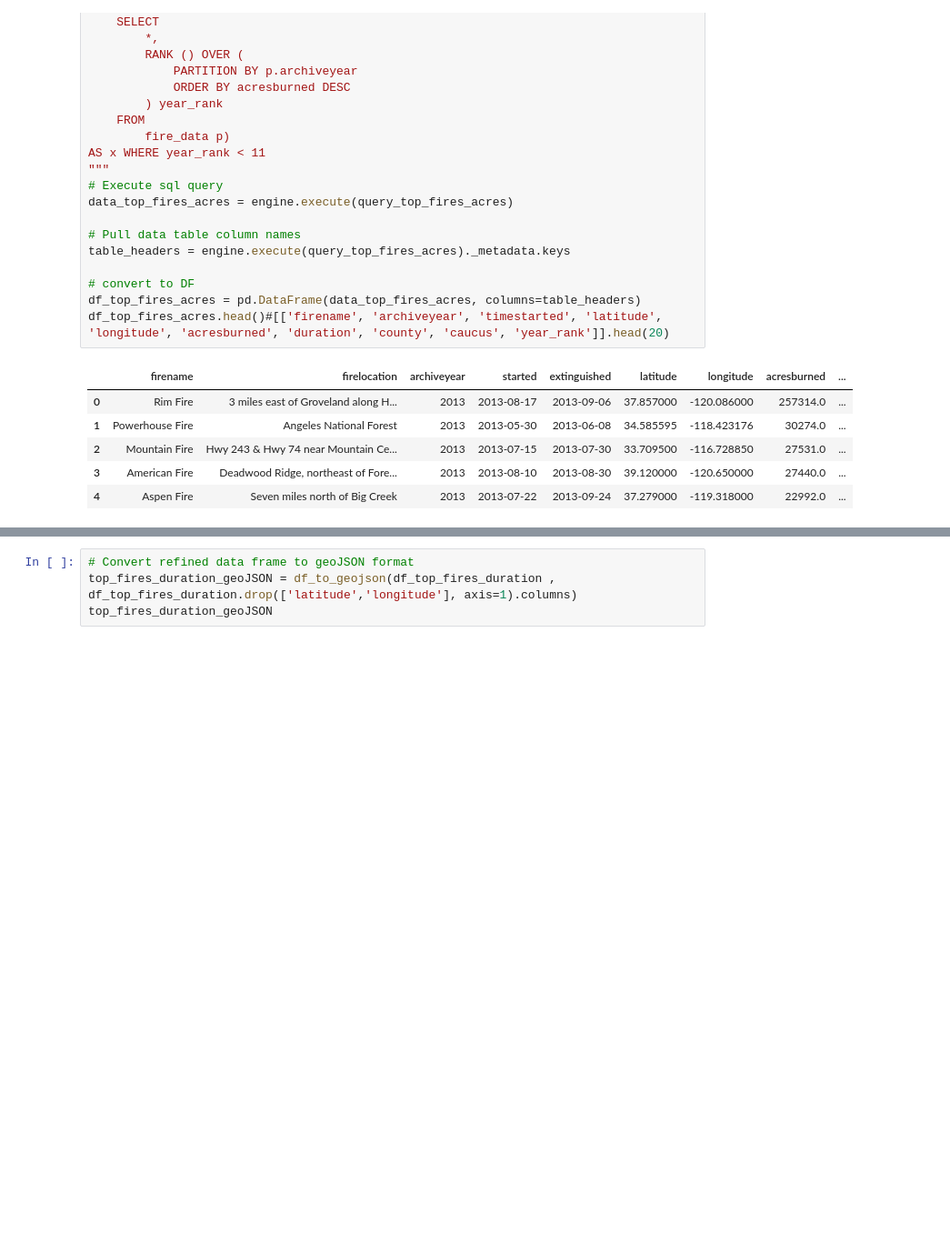
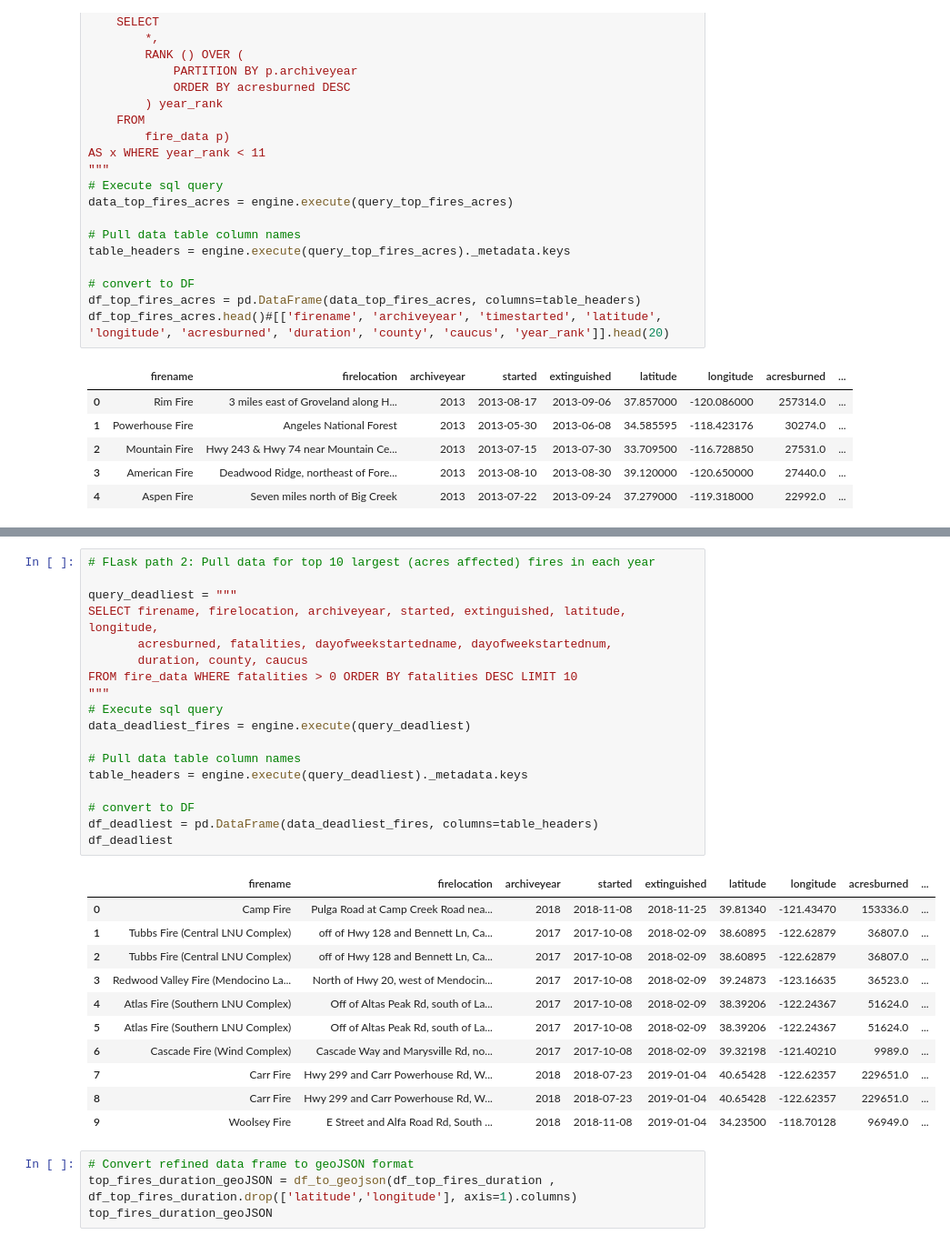
Before and after one commit to i-am-phoenix/project3, a Jupyter notebook: fire_data_geoJSON_postgresSQL.ipynb, the cells around one changed output, grey strips where cells are left out. Shown at 91% size. Drawn from its saved outputs; the diff is of its cells as text; blank space fills up the shorter version.

Commit message:
pulled data for deadliest fires between 2013-2020 and converted info to json

```diff
--- a/fire_data_geoJSON_postgresSQL.ipynb
+++ b/fire_data_geoJSON_postgresSQL.ipynb
@@ -221,3 +255,33 @@ df_top_fires_acres.head()#[['firename', 'archiveyear', 'timestarted', 'latitude'
+# %%
+# FLask path 2: Pull data for top 10 largest (acres affected) fires in each year
+
+query_deadliest = """
+SELECT firename, firelocation, archiveyear, started, extinguished, latitude, longitude,
+       acresburned, fatalities, dayofweekstartedname, dayofweekstartednum,
+       duration, county, caucus
+FROM fire_data WHERE fatalities > 0 ORDER BY fatalities DESC LIMIT 10
+"""
+# Execute sql query
+data_deadliest_fires = engine.execute(query_deadliest)
+
+# Pull data table column names
+table_headers = engine.execute(query_deadliest)._metadata.keys
+
+# convert to DF
+df_deadliest = pd.DataFrame(data_deadliest_fires, columns=table_headers)
+df_deadliest
+# %% [output]
+|  | firename | firelocation | archiveyear | started | extinguished | latitude | longitude | acresburned | ... |
+| 0 | Camp Fire | Pulga Road at Camp Creek Road nea... | 2018 | 2018-11-08 | 2018-11-25 | 39.81340 | -121.43470 | 153336.0 | ... |
+| 1 | Tubbs Fire (Central LNU Complex) | off of Hwy 128 and Bennett Ln, Ca... | 2017 | 2017-10-08 | 2018-02-09 | 38.60895 | -122.62879 | 36807.0 | ... |
+| 2 | Tubbs Fire (Central LNU Complex) | off of Hwy 128 and Bennett Ln, Ca... | 2017 | 2017-10-08 | 2018-02-09 | 38.60895 | -122.62879 | 36807.0 | ... |
+| 3 | Redwood Valley Fire (Mendocino La... | North of Hwy 20, west of Mendocin... | 2017 | 2017-10-08 | 2018-02-09 | 39.24873 | -123.16635 | 36523.0 | ... |
+| 4 | Atlas Fire (Southern LNU Complex) | Off of Altas Peak Rd, south of La... | 2017 | 2017-10-08 | 2018-02-09 | 38.39206 | -122.24367 | 51624.0 | ... |
+| 5 | Atlas Fire (Southern LNU Complex) | Off of Altas Peak Rd, south of La... | 2017 | 2017-10-08 | 2018-02-09 | 38.39206 | -122.24367 | 51624.0 | ... |
+| 6 | Cascade Fire (Wind Complex) | Cascade Way and Marysville Rd, no... | 2017 | 2017-10-08 | 2018-02-09 | 39.32198 | -121.40210 | 9989.0 | ... |
+| 7 | Carr Fire | Hwy 299 and Carr Powerhouse Rd, W... | 2018 | 2018-07-23 | 2019-01-04 | 40.65428 | -122.62357 | 229651.0 | ... |
+| 8 | Carr Fire | Hwy 299 and Carr Powerhouse Rd, W... | 2018 | 2018-07-23 | 2019-01-04 | 40.65428 | -122.62357 | 229651.0 | ... |
+| 9 | Woolsey Fire | E Street and Alfa Road Rd, South ... | 2018 | 2018-11-08 | 2019-01-04 | 34.23500 | -118.70128 | 96949.0 | ... |
 # %%
 # Convert refined data frame to geoJSON format
 top_fires_duration_geoJSON = df_to_geojson(df_top_fires_duration , df_top_fires_duration.drop(['latitude','longitude'], axis=1).columns)
```
Also changed, not shown: parts of 3 cells of this notebook, 1 other file.
